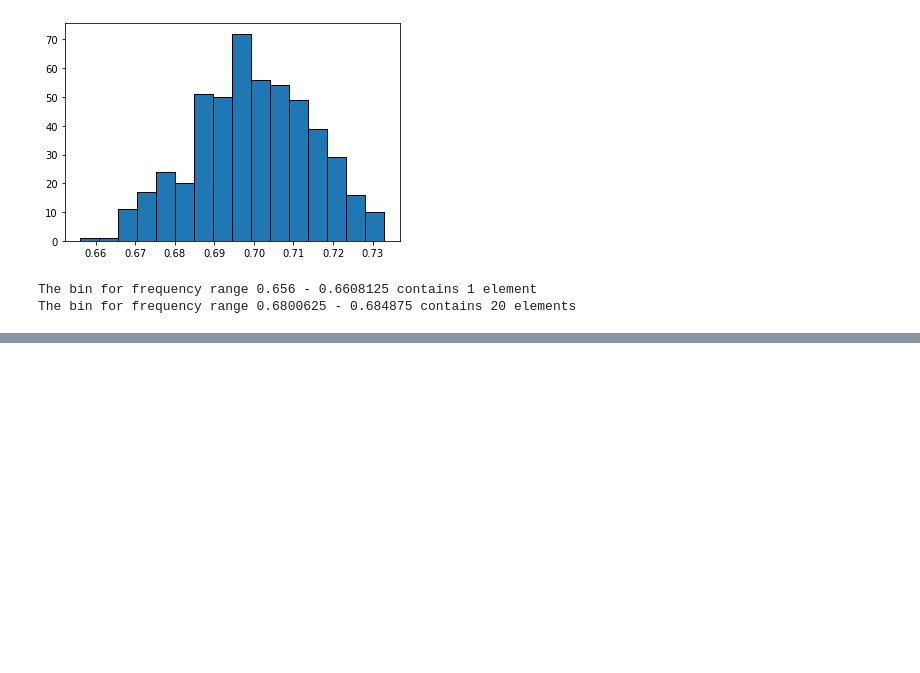
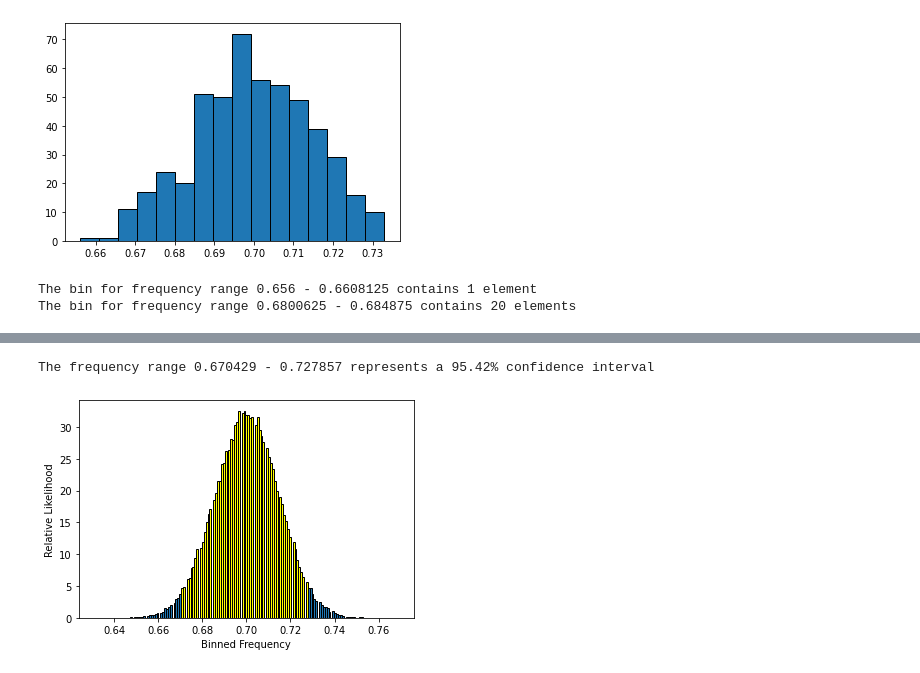
Before and after one commit to Lukas-Forst/100-Days-of-Code, a Jupyter notebook: Day97/Untitled.ipynb, the cells around one changed output, grey strips where cells are left out. Saved outputs shown, nothing was run; the diff lists cells and outputs as text; code cells hidden in the pictures; blank space fills up the shorter version.

```diff
--- a/Day97/Untitled.ipynb
+++ b/Day97/Untitled.ipynb
@@ -320,0 +373,19 @@ The bin for frequency range 0.6800625 - 0.684875 contains 20 elements
+# %%
+np.random.seed(0)
+head_count_array = np.random.binomial(1000, 0.7, 100000)
+frequency_array = head_count_array / 1000
+assert frequency_array.size == 100000
+# %%
+likelihoods, bin_edges, patches = plt.hist(frequency_array, bins='auto',
+edgecolor='black', density=True)
+bin_width = bin_edges[1] - bin_edges[0]
+start_index, end_index = compute_high_confidence_interval(likelihoods, bin_width)
+for i in range(start_index, end_index):
+    patches[i].set_facecolor('yellow')
+plt.xlabel('Binned Frequency')
+plt.ylabel('Relative Likelihood')
+plt.show()
+#The frequency range 0.670429 - 0.727857 represents a 95.42% confidence interval
+# %% [output]
+The frequency range 0.670429 - 0.727857 represents a 95.42% confidence interval
+[figure, added]
```
Also changed, not shown: parts of 20 cells of this notebook.
